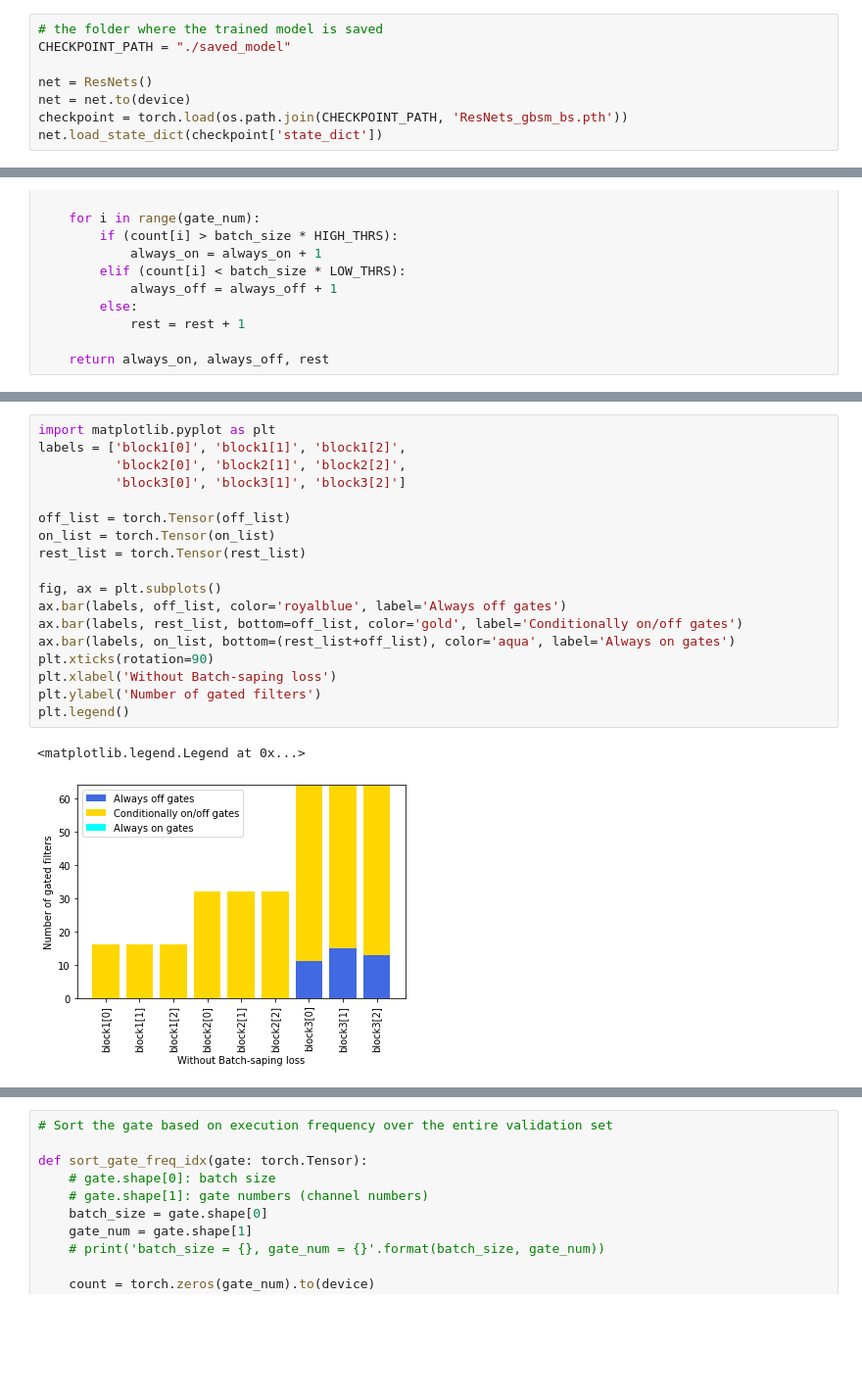
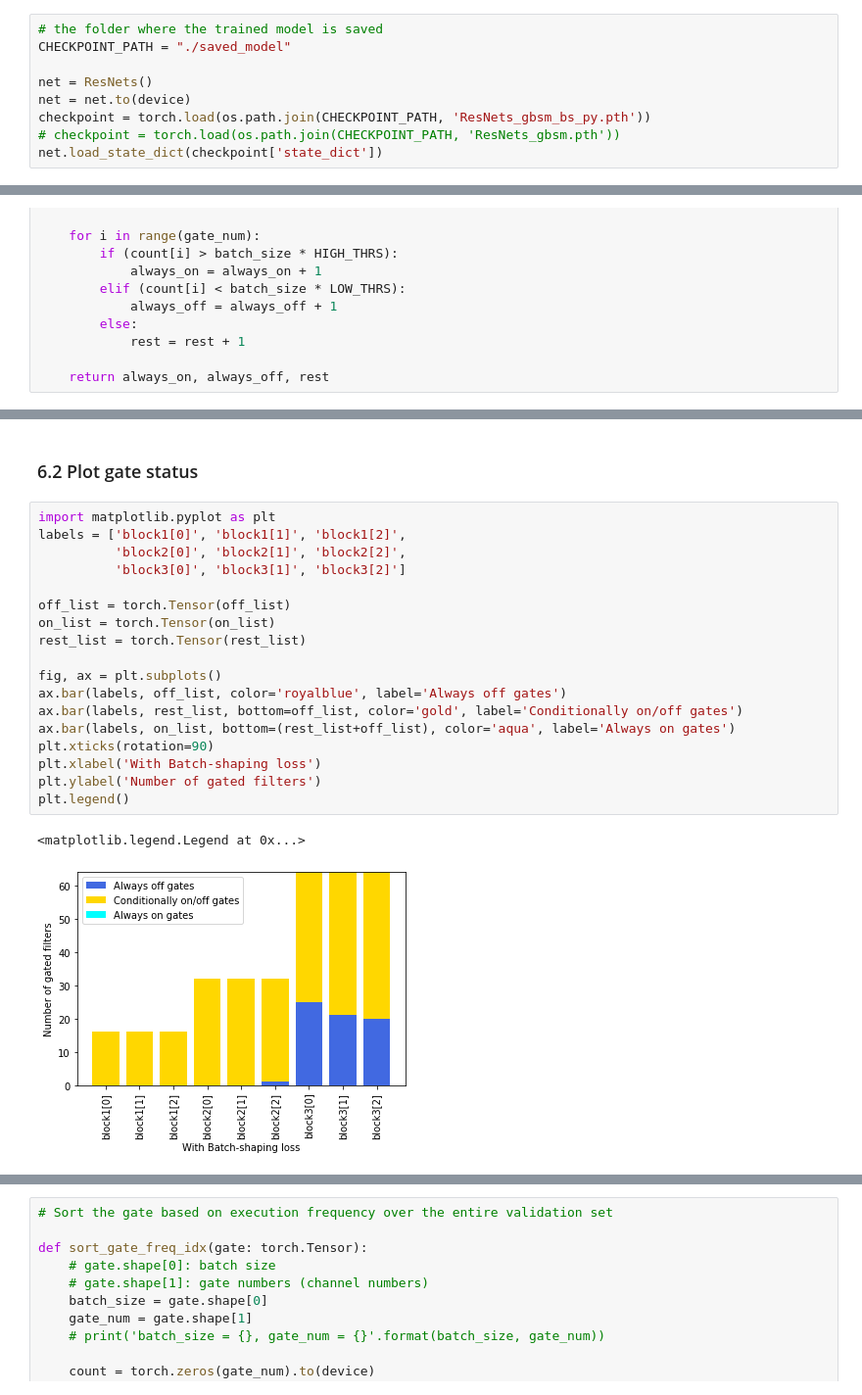
Before and after one commit to cstandy/dy-cnns, a Jupyter notebook: channel_gating/resnet-cifar10_wei-kai_CG_bs.ipynb, the cells around one changed output, grey strips where cells are left out. Shown at 98% size. Cells and saved outputs as stored; diff of their text form; blank space fills up the shorter version.

```diff
--- a/channel_gating/resnet-cifar10_wei-kai_CG_bs.ipynb
+++ b/channel_gating/resnet-cifar10_wei-kai_CG_bs.ipynb
@@ -595,7 +540,8 @@ CHECKPOINT_PATH = "./saved_model"
 
 net = ResNets()
 net = net.to(device)
-checkpoint = torch.load(os.path.join(CHECKPOINT_PATH, 'ResNets_gbsm_bs.pth'))
+checkpoint = torch.load(os.path.join(CHECKPOINT_PATH, 'ResNets_gbsm_bs_py.pth'))
+# checkpoint = torch.load(os.path.join(CHECKPOINT_PATH, 'ResNets_gbsm.pth'))
 net.load_state_dict(checkpoint['state_dict'])
 # %% [output]
 <All keys matched successfully>
@@ -755,21 +705,23 @@ on = 0, off = 13, rest = 51
+# %% [markdown]
+### 6.2 Plot gate status
 # %%
 import matplotlib.pyplot as plt
 labels = ['block1[0]', 'block1[1]', 'block1[2]',
           'block2[0]', 'block2[1]', 'block2[2]',
           'block3[0]', 'block3[1]', 'block3[2]']
 
 off_list = torch.Tensor(off_list)
 on_list = torch.Tensor(on_list)
 rest_list = torch.Tensor(rest_list)
 
 fig, ax = plt.subplots()
 ax.bar(labels, off_list, color='royalblue', label='Always off gates')
 ax.bar(labels, rest_list, bottom=off_list, color='gold', label='Conditionally on/off gates')
 ax.bar(labels, on_list, bottom=(rest_list+off_list), color='aqua', label='Always on gates')
 plt.xticks(rotation=90)
-plt.xlabel('Without Batch-saping loss')
+plt.xlabel('With Batch-shaping loss')
 plt.ylabel('Number of gated filters')
 plt.legend()
 # %% [output]
 <matplotlib.legend.Legend at 0x...>
-[figure, old version]
+[figure, new version]
```
Also changed, not shown: parts of 57 cells of this notebook, 27 other files.
